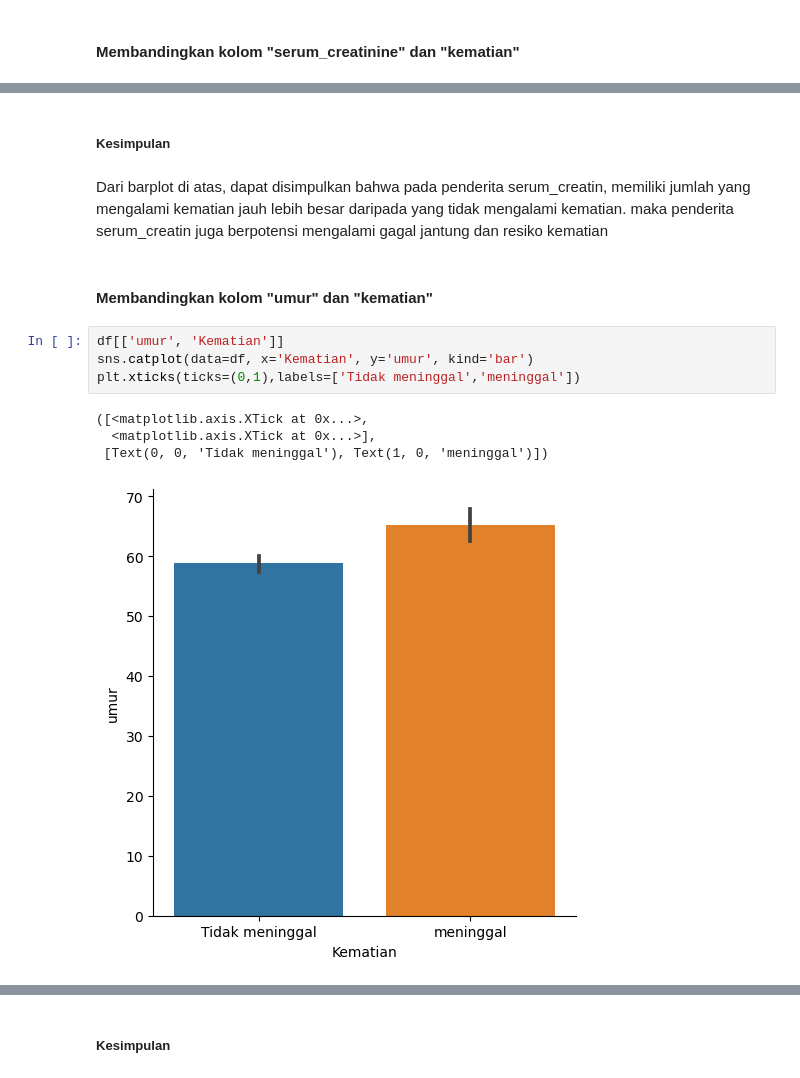
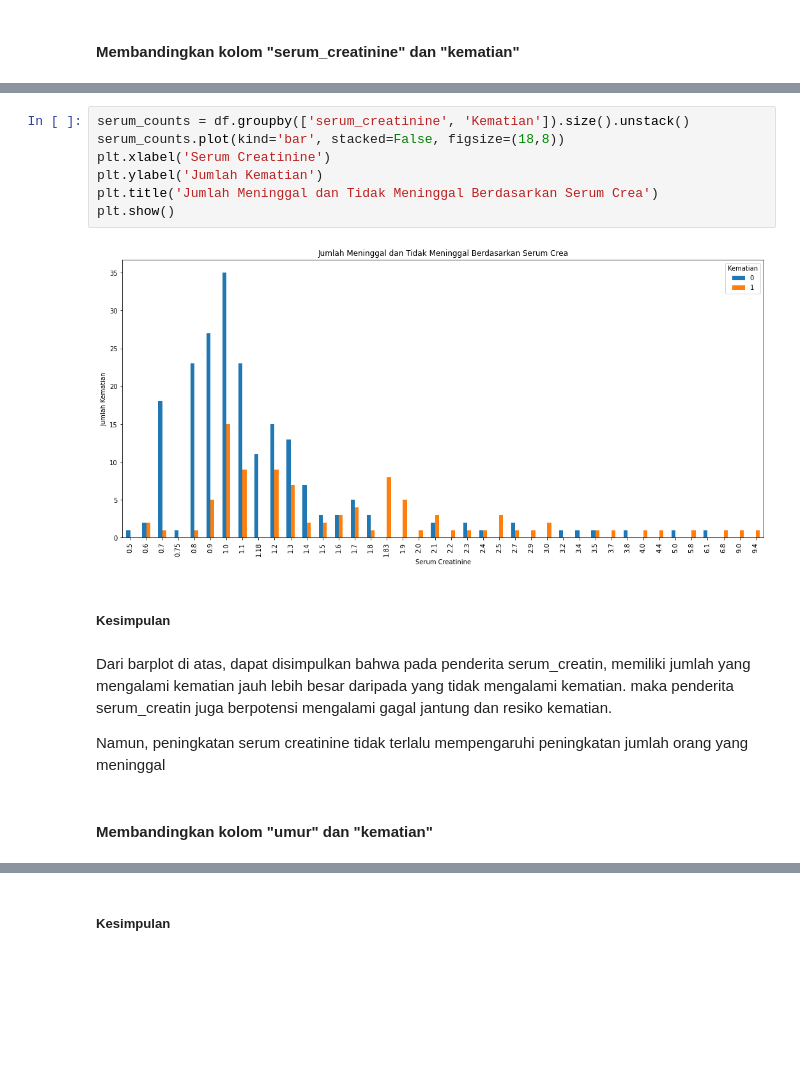
Before and after one commit to tassyirifiyya/ProjectHacktiv8-Kelp1, a Jupyter notebook: PYTN_KampusMerdeka_FP3_Hacktiv8.ipynb, the cells around one changed output, grey strips where cells are left out. Drawn from its saved outputs; the diff is of its cells as text; blank space fills up the shorter version.

```diff
--- a/PYTN_KampusMerdeka_FP3_Hacktiv8.ipynb
+++ b/PYTN_KampusMerdeka_FP3_Hacktiv8.ipynb
@@ -351,15 +351,17 @@ plt.xticks(ticks=(0,1),labels=['Tidak meninggal','meninggal'])
+# %%
+serum_counts = df.groupby(['serum_creatinine', 'Kematian']).size().unstack()
+serum_counts.plot(kind='bar', stacked=False, figsize=(18,8))
+plt.xlabel('Serum Creatinine')
+plt.ylabel('Jumlah Kematian')
+plt.title('Jumlah Meninggal dan Tidak Meninggal Berdasarkan Serum Crea')
+plt.show()
+# %% [output]
+[figure, added]
 # %% [markdown]
 ##### Kesimpulan
 # %% [markdown]
-Dari barplot di atas, dapat disimpulkan bahwa pada penderita serum_creatin, memiliki jumlah yang mengalami kematian jauh lebih besar daripada yang tidak mengalami kematian. maka penderita serum_creatin juga berpotensi mengalami gagal jantung dan resiko kematian
+Dari barplot di atas, dapat disimpulkan bahwa pada penderita serum_creatin, memiliki jumlah yang mengalami kematian jauh lebih besar daripada yang tidak mengalami kematian. maka penderita serum_creatin juga berpotensi mengalami gagal jantung dan resiko kematian.
+
+Namun, peningkatan serum creatinine tidak terlalu mempengaruhi peningkatan jumlah orang yang meninggal
 # %% [markdown]
 #### Membandingkan kolom "umur" dan "kematian"
-# %%
-df[['umur', 'Kematian']]
-sns.catplot(data=df, x='Kematian', y='umur', kind='bar')
-plt.xticks(ticks=(0,1),labels=['Tidak meninggal','meninggal'])
-# %% [output]
-([<matplotlib.axis.XTick at 0x...>,
-  <matplotlib.axis.XTick at 0x...>],
- [Text(0, 0, 'Tidak meninggal'), Text(1, 0, 'meninggal')])
-[figure, removed]
```
Also changed, not shown: parts of 36 cells of this notebook.
